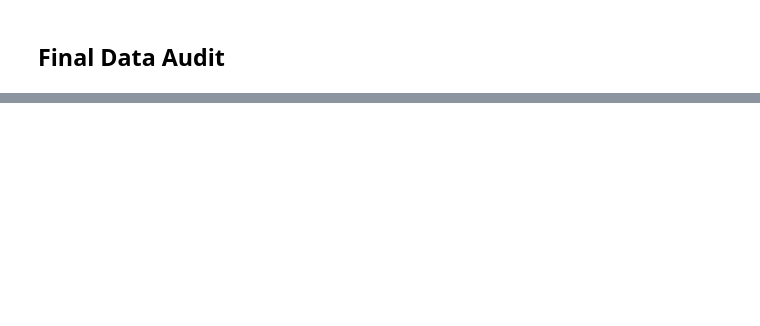
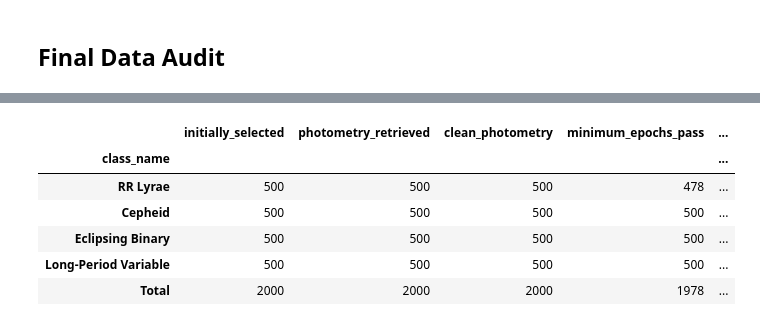
Before and after one commit to sumaitate/gaia-varstars, a Jupyter notebook: notebooks/01_gaia_eda.ipynb, the cells around one changed output, grey strips where cells are left out. Drawn from its saved outputs; the diff is of its cells as text; code cells hidden in the pictures; blank space fills up the shorter version.

```diff
--- a/notebooks/01_gaia_eda.ipynb
+++ b/notebooks/01_gaia_eda.ipynb
@@ -1187,17 +654,0 @@ Long-Period Variable Trials: 3000
-# %%
-trials = pd.DataFrame(rr_trials + cep_trials + eb_trials + lpv_trials)
-
-if len(trials):
-    star_rates = trials.groupby(["class_name", "source_id", "epochs"]).agg(
-        recovery=("recovered", "mean"),
-        baseline=("baseline", "median")
-    ).reset_index()
-
-    summary = star_rates.groupby(["class_name", "epochs"]).agg(
-        stars=("source_id", "size"),
-        recovery=("recovery", "mean"),
-        variability=("recovery", "std"),
-        baseline=("baseline", "median")
-    )
-
-    display(summary.round(3))
@@ -1488,0 +759,67 @@ display(audit.to_frame("count"))
+# %%
+flow = pd.DataFrame({
+    "initially_selected": sources["class_name"].value_counts(),
+    "photometry_retrieved": sources.loc[
+        sources["source_id"].isin(photometry["source_id"]),
+        "class_name"
+    ].value_counts(),
+    "clean_photometry": sources.loc[
+        sources["source_id"].isin(cleaned["source_id"]),
+        "class_name"
+    ].value_counts(),
+    "minimum_epochs_pass": stars.loc[
+        stars["usable"], "class_name"
+    ].value_counts()
+}).reindex(CLASSES).fillna(0).astype(int)
+
+if fe_path.exists():
+    modeled = pd.read_csv(
+        fe_path,
+        usecols=["source_id", "class_name"]
+    )
+
+    flow["final_modeling_cohort"] = (
+        modeled["class_name"]
+        .value_counts()
+        .reindex(CLASSES, fill_value=0)
+    )
+
+    flow["other_feature_qc_exclusions"] = (
+        flow["minimum_epochs_pass"]
+        - flow["final_modeling_cohort"]
+    )
+
+flow["insufficient_epochs"] = (
+    flow["clean_photometry"]
+    - flow["minimum_epochs_pass"]
+)
+
+flow["no_clean_photometry"] = (
+    flow["initially_selected"]
+    - flow["clean_photometry"]
+)
+
+flow.loc["Total"] = flow.sum()
+
+display(flow)
+
+audit = pd.Series({
+    "Initial Sources": len(sources),
+    "Raw Observations": len(photometry),
+    "Clean Observations": len(cleaned),
+    "Sources Passing Minimum Epoch Count": int(stars["usable"].sum()),
+    "Sources With Valid BP-RP Color": int(stars["bp_rp_color"].notna().sum())
+})
+
+if fe_path.exists():
+    audit["Final Modeling Sources"] = len(modeled)
+
+display(audit.to_frame("count"))
+# %% [output]
+|  | initially_selected | photometry_retrieved | clean_photometry | minimum_epochs_pass | ... |
+| class_name |  |  |  |  | ... |
+| RR Lyrae | 500 | 500 | 500 | 478 | ... |
+| Cepheid | 500 | 500 | 500 | 500 | ... |
+| Eclipsing Binary | 500 | 500 | 500 | 500 | ... |
+| Long-Period Variable | 500 | 500 | 500 | 500 | ... |
+| Total | 2000 | 2000 | 2000 | 1978 | ... |
```
Also changed, not shown: parts of 64 cells of this notebook, 10 other files.
